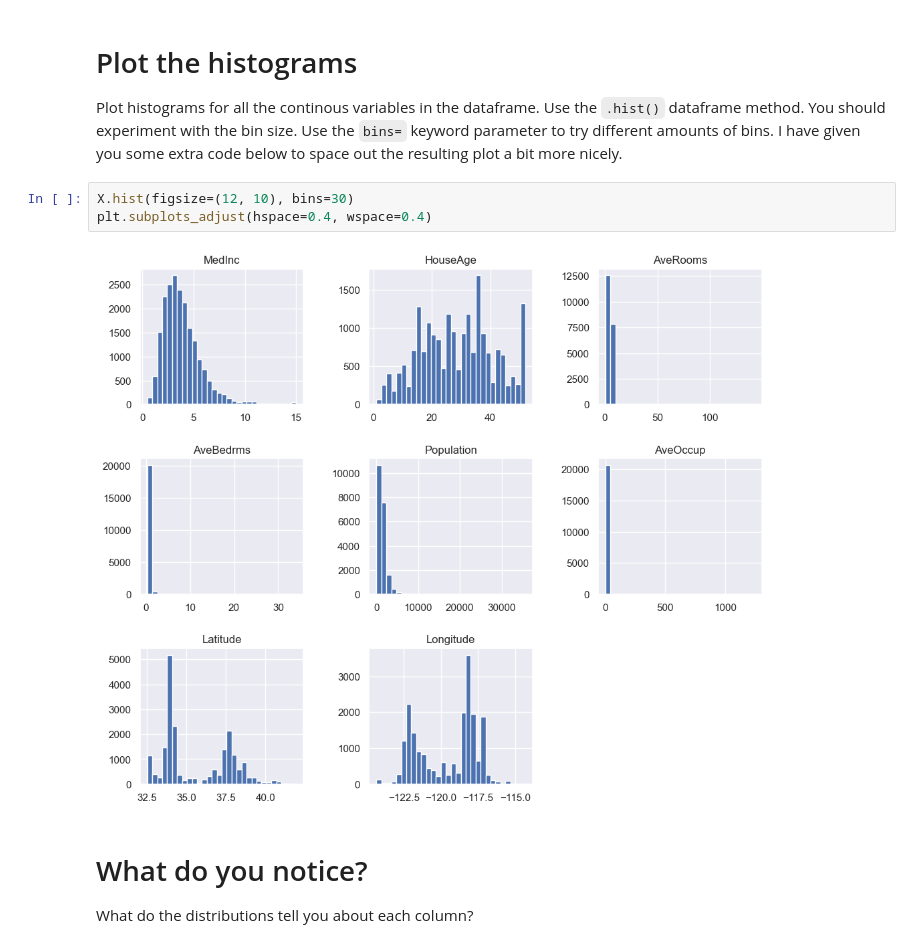
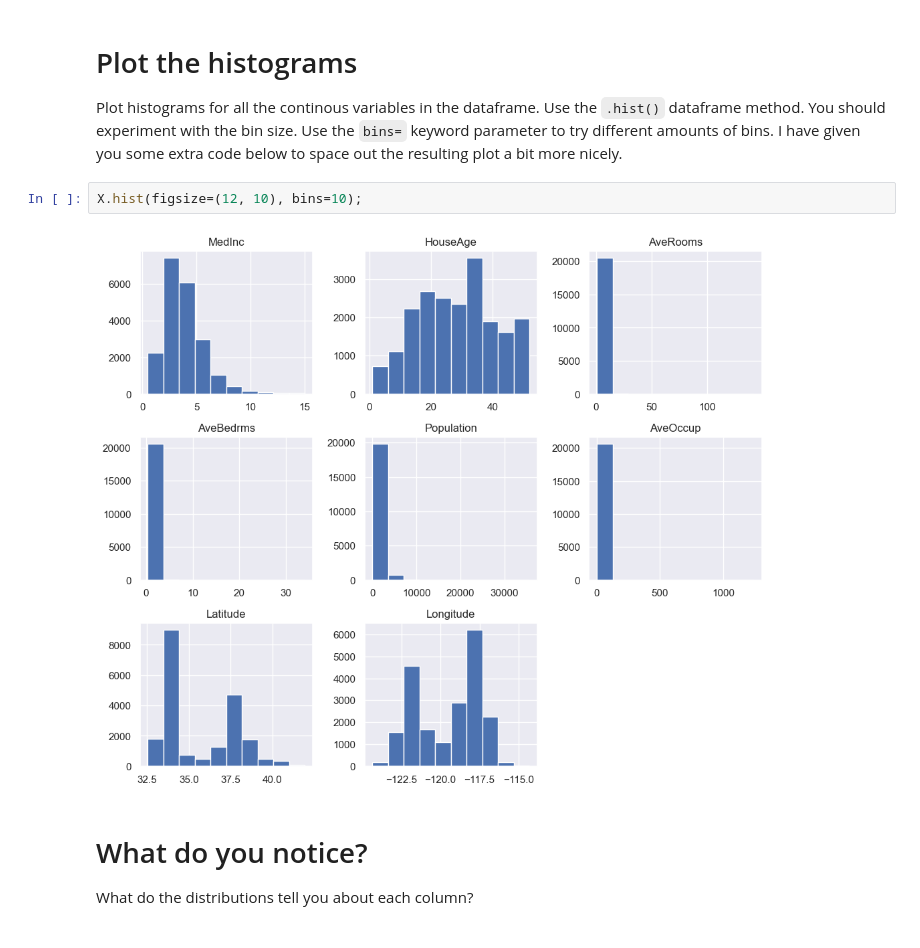
Before and after one commit to fan-yang-md/codingnomads, a Jupyter notebook: data-science-machine-learning-main/notebooks/03_California_housing.ipynb, the cells around one changed output. Saved outputs shown, nothing was run; the diff lists cells and outputs as text.

```diff
--- a/data-science-machine-learning-main/notebooks/03_California_housing.ipynb
+++ b/data-science-machine-learning-main/notebooks/03_California_housing.ipynb
@@ -209,10 +222,9 @@ Plot histograms for all the continous variables in the dataframe. Use the `.hist
 You should experiment with the bin size. Use the `bins=` keyword parameter to try different amounts of bins.
 I have given you some extra code below to space out the resulting plot a bit more nicely.
 # %%
-X.hist(figsize=(12, 10), bins=30)
-plt.subplots_adjust(hspace=0.4, wspace=0.4)
+X.hist(figsize=(12, 10), bins=10);
 # %% [output]
-[figure, old version]
+[figure, new version]
 # %% [markdown]
 # What do you notice?
 
```
Also changed, not shown: parts of 21 cells of this notebook, 2 other files.
